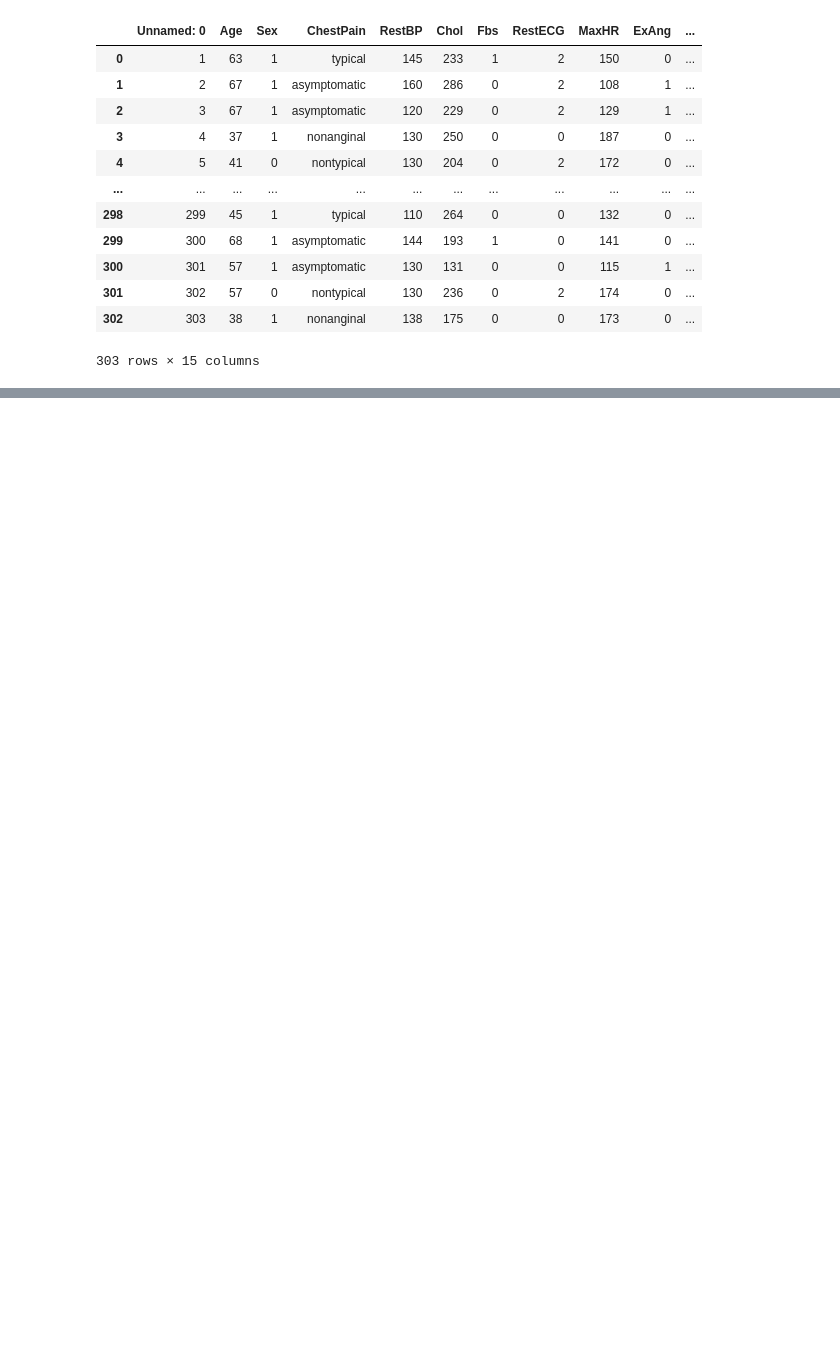
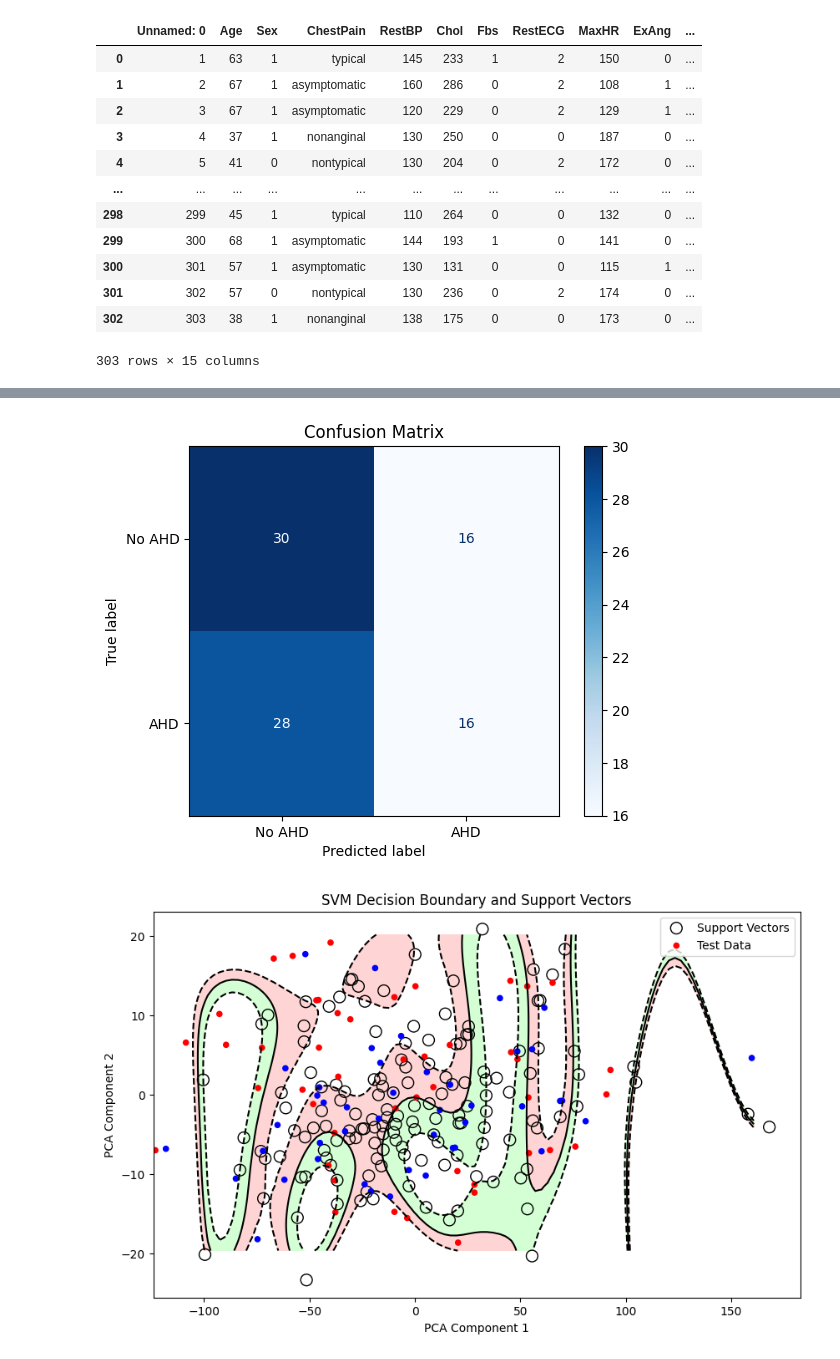
Before and after one commit to funmeen/legendary-eureka, a Jupyter notebook: Support_Vector_Machine.ipynb, the cells around one changed output, grey strips where cells are left out. Drawn from its saved outputs; the diff is of its cells as text; code cells hidden in the pictures; blank space fills up the shorter version.

```diff
--- a/Support_Vector_Machine.ipynb
+++ b/Support_Vector_Machine.ipynb
@@ -21,0 +45,10 @@ df
+# %%
+df.isnull().sum()
+df = df.dropna()
+df
+
+X = df[['Age', 'Chol']].values
+Y = df['AHD']
+# %%
+from sklearn.model_selection import train_test_split
+X_train, X_test, y_train, y_test = train_test_split(X, Y, test_size=0.3, random_state = 21)
@@ -21,0 +62,4 @@ df
+# %%
+pca = PCA(n_components=2)
+X_train_pca = pca.fit_transform(X_train)
+X_test_pca = pca.transform(X_test)
@@ -21,0 +69,3 @@ df
+# %%
+model = SVC(kernel='rbf', C=100000)
+model.fit(X_train_pca, y_train)
@@ -22,3 +105,43 @@ df
+# %%
+import numpy as np
+import matplotlib.pyplot as plt
+from matplotlib.colors import ListedColormap
+# Plot the confusion matrix
+ConfusionMatrixDisplay.from_estimator(model, X_test_pca, y_test, cmap='Blues', display_labels=["No AHD", "AHD"])
+plt.title("Confusion Matrix")
+plt.show()
+
+# Plot the decision boundary, margins, and support vectors
+plt.figure(figsize=(10, 6))
+
+# Create a mesh grid to plot the decision function
+x_min, x_max = X_test_pca[:, 0].min() - 1, X_test_pca[:, 0].max() + 1
+y_min, y_max = X_test_pca[:, 1].min() - 1, X_test_pca[:, 1].max() + 1
+xx, yy = np.meshgrid(np.linspace(x_min, x_max, 100), np.linspace(y_min, y_max, 100))
+
+# Get the decision function for the SVM
+Z = model.decision_function(np.c_[xx.ravel(), yy.ravel()])
+Z = Z.reshape(xx.shape)
+
+# Plot the decision boundary and margins
+plt.contourf(xx, yy, Z, levels=[-1, 0, 1], alpha=0.5, cmap=ListedColormap(['#FFAAAA', '#AAAAFF', '#AAFFAA']))
+plt.contour(xx, yy, Z, levels=[-1, 0, 1], linestyles=['--', '-', '--'], colors='k')
+
+# Plot support vectors
+plt.scatter(model.support_vectors_[:, 0], model.support_vectors_[:, 1], s=100, facecolors='none', edgecolors='k', label="Support Vectors")
+
+# Plot test data points with different colors for each class
+colors = ["red" if y == 0 else "blue" for y in y_test]
+plt.scatter(X_test_pca[:, 0], X_test_pca[:, 1], c=colors, s=20, label="Test Data")
+
+plt.title("SVM Decision Boundary and Support Vectors")
+plt.xlabel("PCA Component 1")
+plt.ylabel("PCA Component 2")
+plt.legend()
+plt.show()
+# %% [output]
+[figure, added]
+[figure, added]
 # %%
 import seaborn as sns
 import matplotlib.pyplot as plt
```
Also changed, not shown: parts of 16 cells of this notebook.
